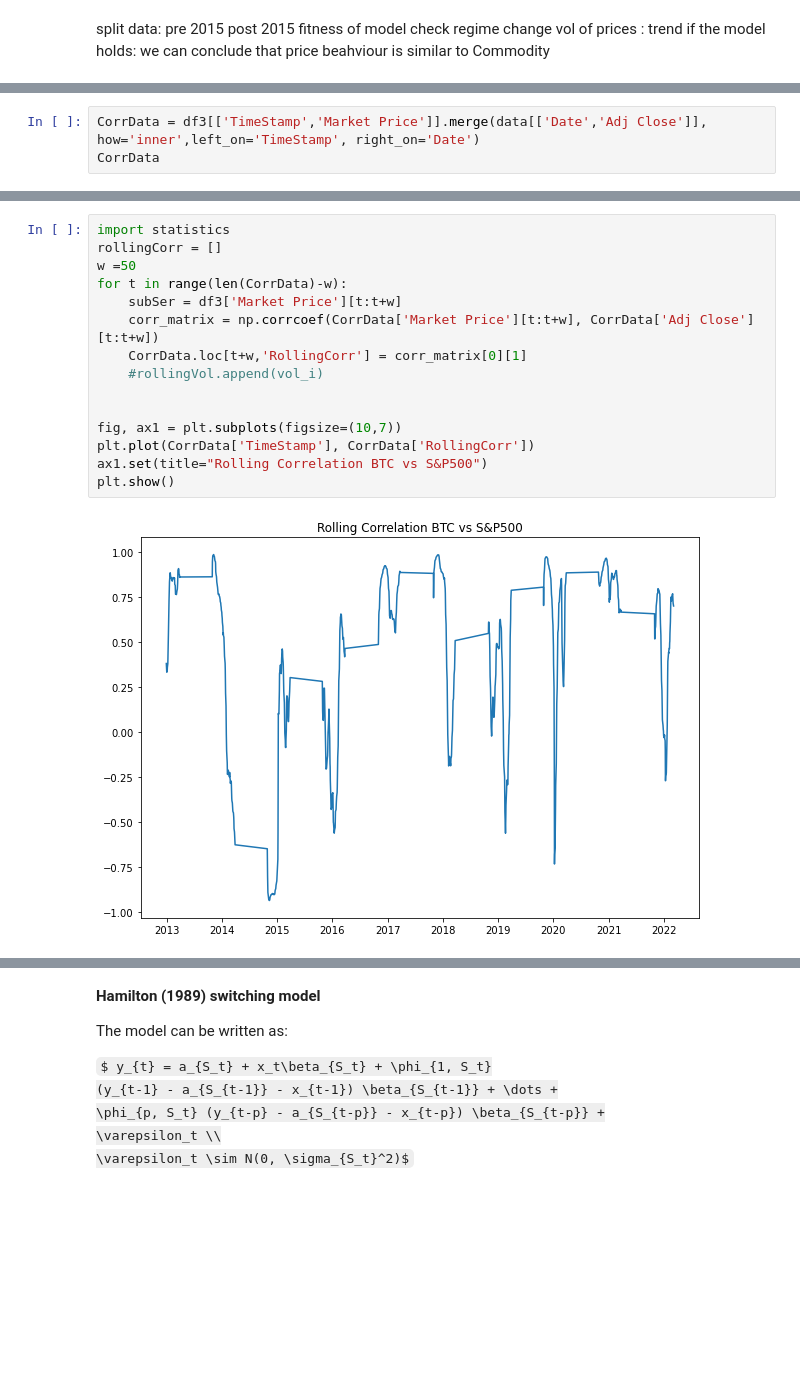
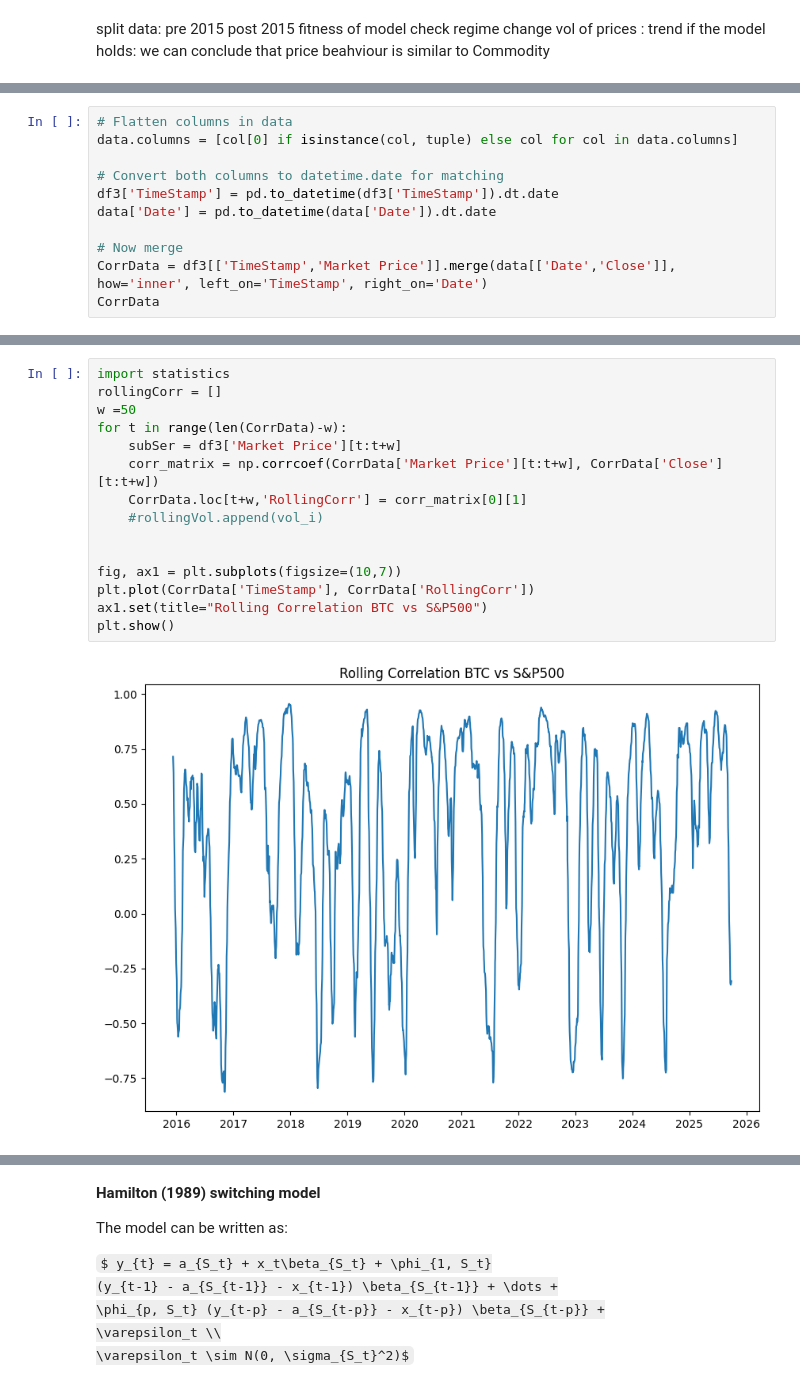
Before and after one commit to deyamit/QuantRepo, a Jupyter notebook: Crypto/Crypto_Analysis.ipynb, the cells around one changed output, grey strips where cells are left out. Saved outputs shown, nothing was run; the diff lists cells and outputs as text; some formulas as TeX source; blank space fills up the shorter version.

```diff
--- a/Crypto/Crypto_Analysis.ipynb
+++ b/Crypto/Crypto_Analysis.ipynb
@@ -179,4 +180,12 @@ data
 # %%
-CorrData = df3[['TimeStamp','Market Price']].merge(data[['Date','Adj Close']], how='inner',left_on='TimeStamp', right_on='Date')
+# Flatten columns in data
+data.columns = [col[0] if isinstance(col, tuple) else col for col in data.columns]
+
+# Convert both columns to datetime.date for matching
+df3['TimeStamp'] = pd.to_datetime(df3['TimeStamp']).dt.date
+data['Date'] = pd.to_datetime(data['Date']).dt.date
+
+# Now merge
+CorrData = df3[['TimeStamp','Market Price']].merge(data[['Date','Close']], how='inner', left_on='TimeStamp', right_on='Date')
 CorrData
 # %% [output]
@@ -196,20 +205,20 @@ CorrData
 # %%
 import statistics
 rollingCorr = []
 w =50
 for t in range(len(CorrData)-w):
     subSer = df3['Market Price'][t:t+w]
-    corr_matrix = np.corrcoef(CorrData['Market Price'][t:t+w], CorrData['Adj Close'][t:t+w])
+    corr_matrix = np.corrcoef(CorrData['Market Price'][t:t+w], CorrData['Close'][t:t+w])
     CorrData.loc[t+w,'RollingCorr'] = corr_matrix[0][1]
     #rollingVol.append(vol_i)
 
 
 fig, ax1 = plt.subplots(figsize=(10,7))
 plt.plot(CorrData['TimeStamp'], CorrData['RollingCorr'])
 ax1.set(title="Rolling Correlation BTC vs S&P500")
 plt.show()
 # %% [output]
-[figure, old version]
+[figure, new version]
 # %%
 df3['Market Price']
 MarketPrices = df3['Market Price']
```
Also changed, not shown: parts of 24 cells of this notebook.
